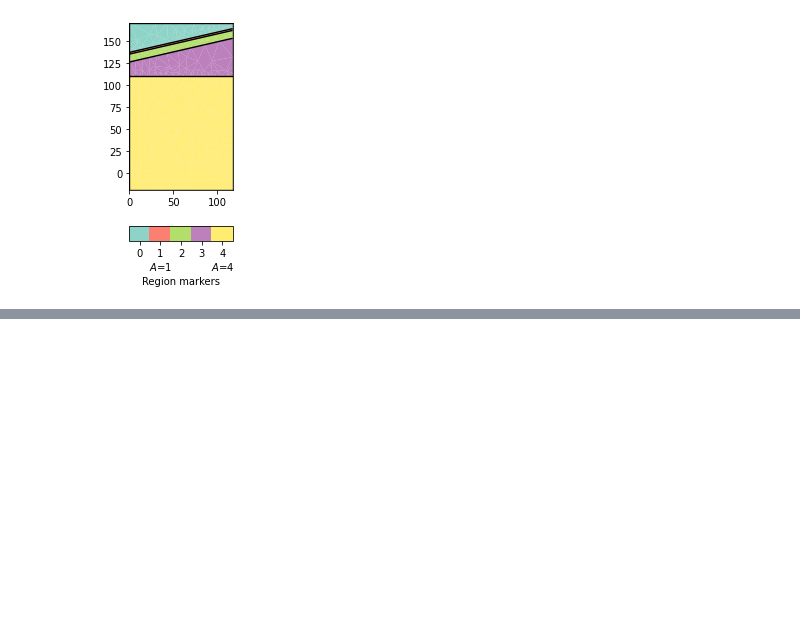
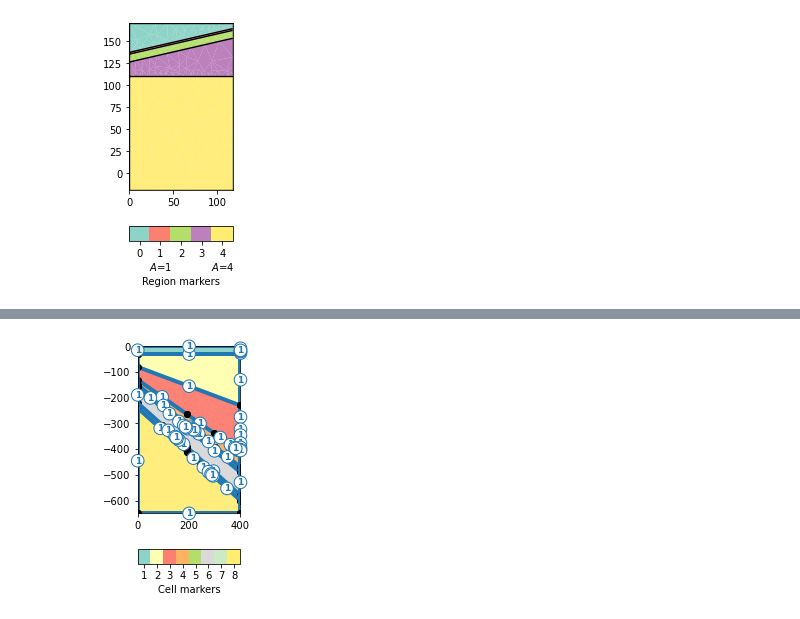
Before and after one commit to soldfield/heatflow, a Jupyter notebook: pg_testing.ipynb, the cells around one changed output, grey strips where cells are left out. Cells and saved outputs as stored; diff of their text form; code cells hidden in the pictures; blank space fills up the shorter version.

```diff
--- a/pg_testing.ipynb
+++ b/pg_testing.ipynb
@@ -238,0 +260,5 @@ pg.show(mesh)
+# %%
+my_mesh = mt.createMesh(my_geom, quality=33.5, area=200, smooth=True)
+_ = pg.viewer.showMesh(my_mesh, markers=True)
+# %% [output]
+[figure, added]
```
Also changed, not shown: parts of 26 cells of this notebook, 9 other files.
